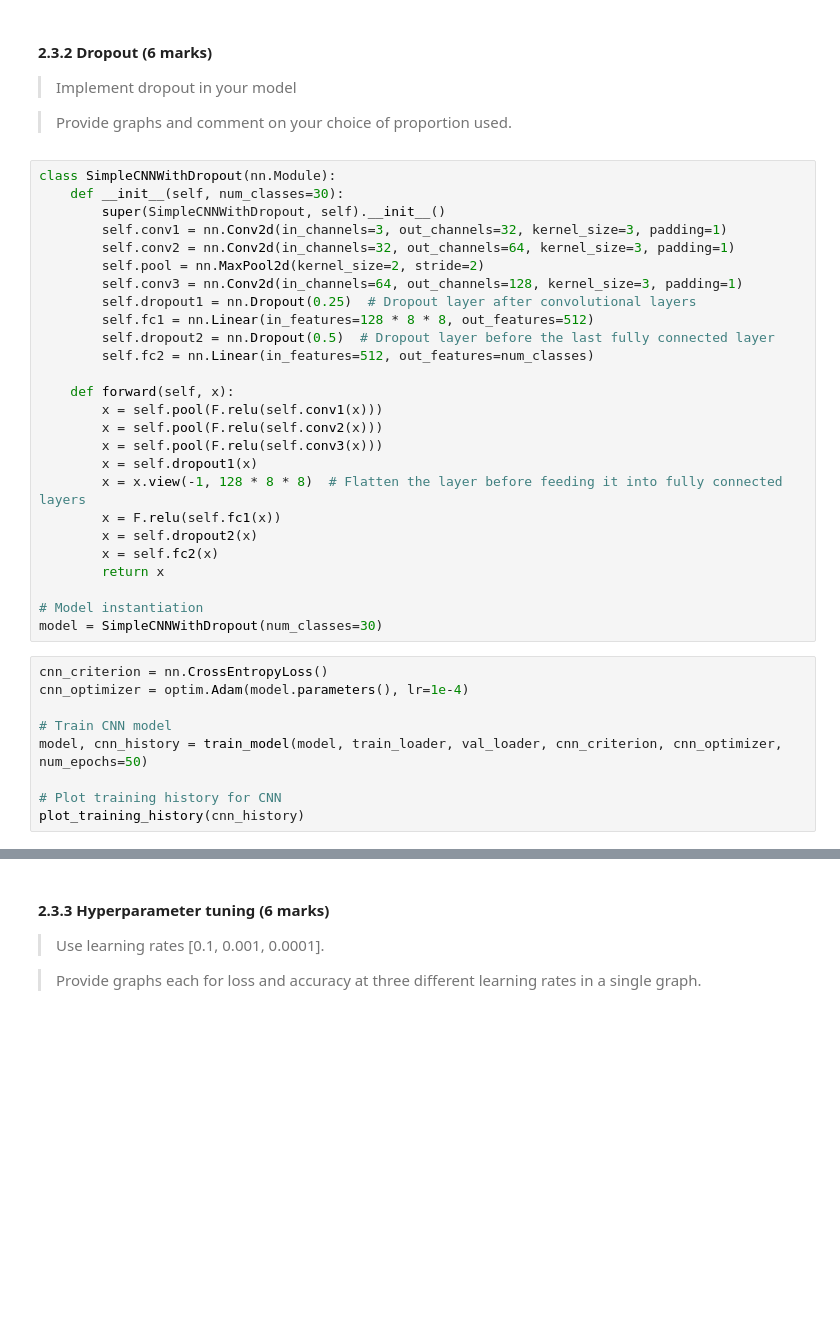
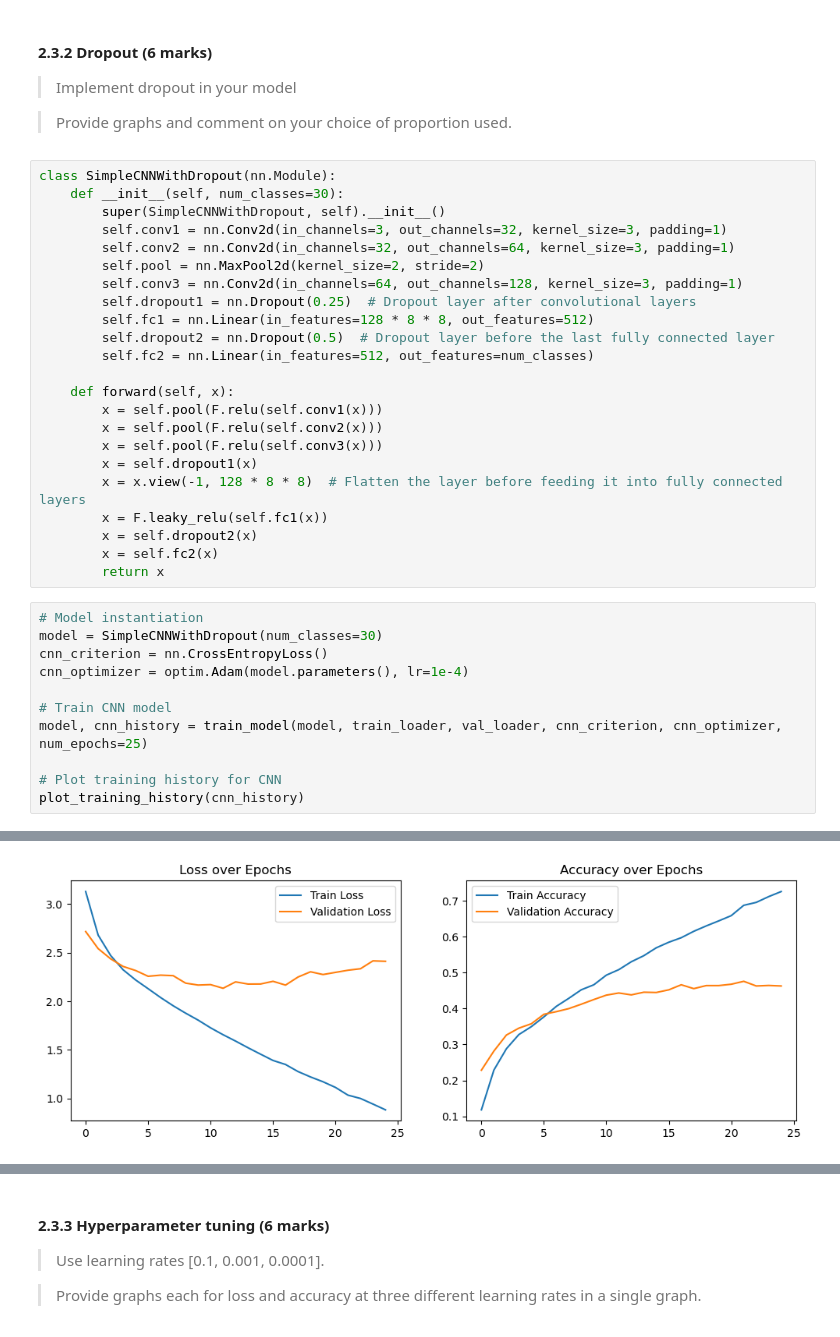
Before and after one commit to assh/dl_assessment2, a Jupyter notebook: COMP5625M_assessment2024_problem.ipynb, the cells around one changed output, grey strips where cells are left out. Cells and saved outputs as stored; diff of their text form; blank space fills up the shorter version.

```diff
--- a/COMP5625M_assessment2024_problem.ipynb
+++ b/COMP5625M_assessment2024_problem.ipynb
@@ -721,19 +788,19 @@ class SimpleCNNWithDropout(nn.Module):
         x = self.pool(F.relu(self.conv3(x)))
         x = self.dropout1(x)
         x = x.view(-1, 128 * 8 * 8)  # Flatten the layer before feeding it into fully connected layers
-        x = F.relu(self.fc1(x))
+        x = F.leaky_relu(self.fc1(x))
         x = self.dropout2(x)
         x = self.fc2(x)
         return x
-
-# Model instantiation
-model = SimpleCNNWithDropout(num_classes=30)
 # %%
+# Model instantiation
+model = SimpleCNNWithDropout(num_classes=30)
 cnn_criterion = nn.CrossEntropyLoss()
 cnn_optimizer = optim.Adam(model.parameters(), lr=1e-4)
 
 # Train CNN model
-model, cnn_history = train_model(model, train_loader, val_loader, cnn_criterion, cnn_optimizer, num_epochs=50)
+model, cnn_history = train_model(model, train_loader, val_loader, cnn_criterion, cnn_optimizer, num_epochs=25)
 
 # Plot training history for CNN
 plot_training_history(cnn_history)
+# %% [output]
@@ -739,0 +824 @@ plot_training_history(cnn_history)
+[figure, added]
```
Also changed, not shown: parts of 43 cells of this notebook.
